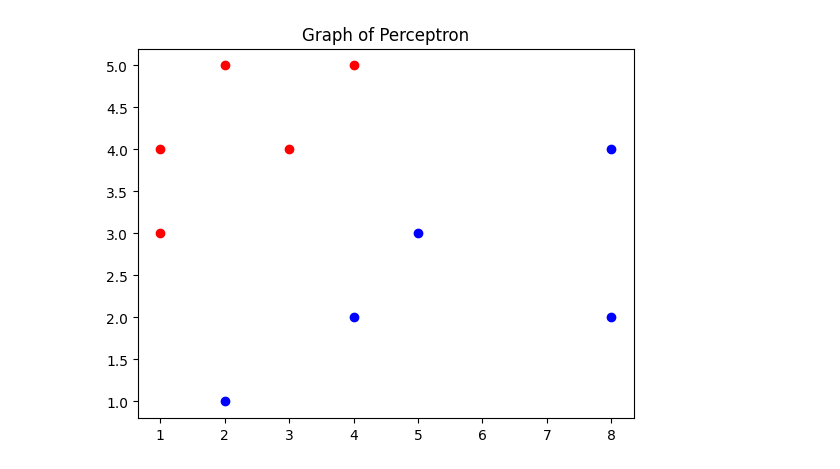
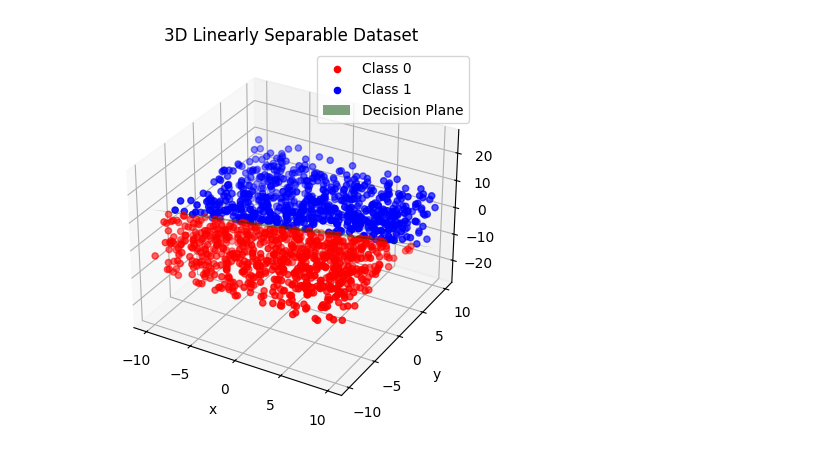
Before and after one commit to martonroux/perceptron-project, a Jupyter notebook: first_test.ipynb, the cells around one changed output. Saved outputs shown, nothing was run; the diff lists cells and outputs as text; code cells hidden in the pictures.

```diff
--- a/first_test.ipynb
+++ b/first_test.ipynb
@@ -63,10 +116,24 @@ plt.show()
-# %%
-fig, ax = plt.subplots()
-
-for (idx, point) in enumerate(X):
-    ax.scatter(point[0], point[1], color=('blue' if np.dot(w, point) < 0 else 'red'))
-
-plt.title("Graph of Perceptron")
-plt.show()
-# %% [output]
-[figure, removed]
+# %%
+fig = plt.figure()
+ax = fig.add_subplot(111, projection='3d')
+
+# Plot points for each class
+ax.scatter(X[y == 0][:, 0], X[y == 0][:, 1], X[y == 0][:, 2], color='red', label='Class 0')
+ax.scatter(X[y == 1][:, 0], X[y == 1][:, 1], X[y == 1][:, 2], color='blue', label='Class 1')
+
+# Plot the decision plane
+a, b, c = line_params
+x_vals = np.linspace(-10, 10, 10)
+y_vals = np.linspace(-10, 10, 10)
+X_vals, Y_vals = np.meshgrid(x_vals, y_vals)
+Z_vals = -(a * X_vals + b * Y_vals) / c  # Plane equation: z = -(ax + by) / c
+ax.plot_surface(X_vals, Y_vals, Z_vals, alpha=0.5, color='green', label='Decision Plane')
+
+ax.set_xlabel('x')
+ax.set_ylabel('y')
+ax.set_zlabel('z')
+plt.title('3D Linearly Separable Dataset')
+plt.legend()
+plt.show()
+# %% [output]
+[figure, added]
```
Also changed, not shown: parts of 10 cells of this notebook.
